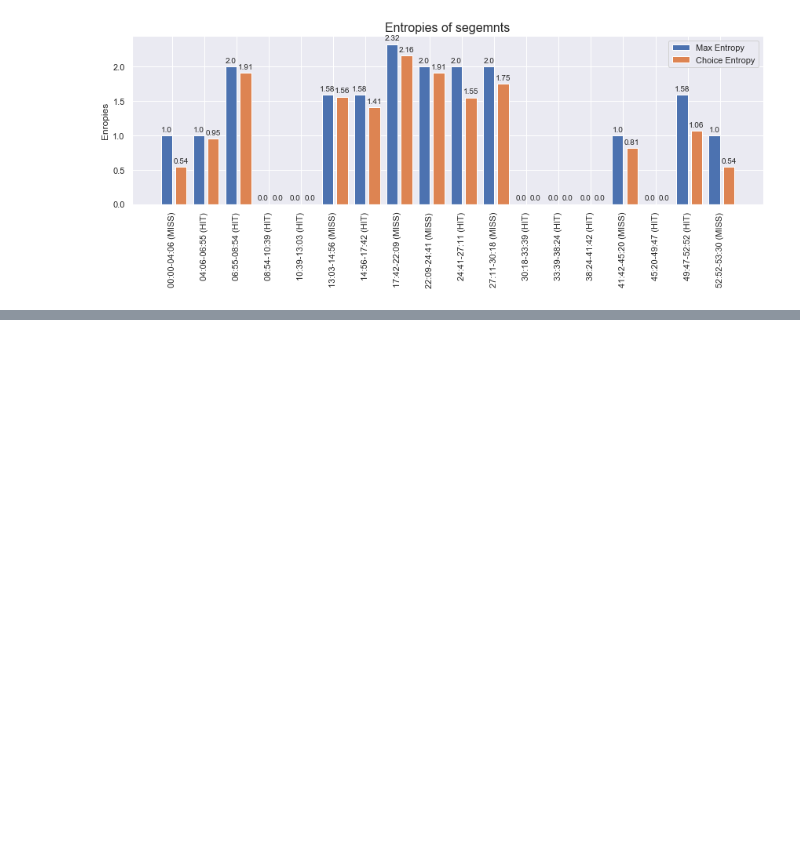
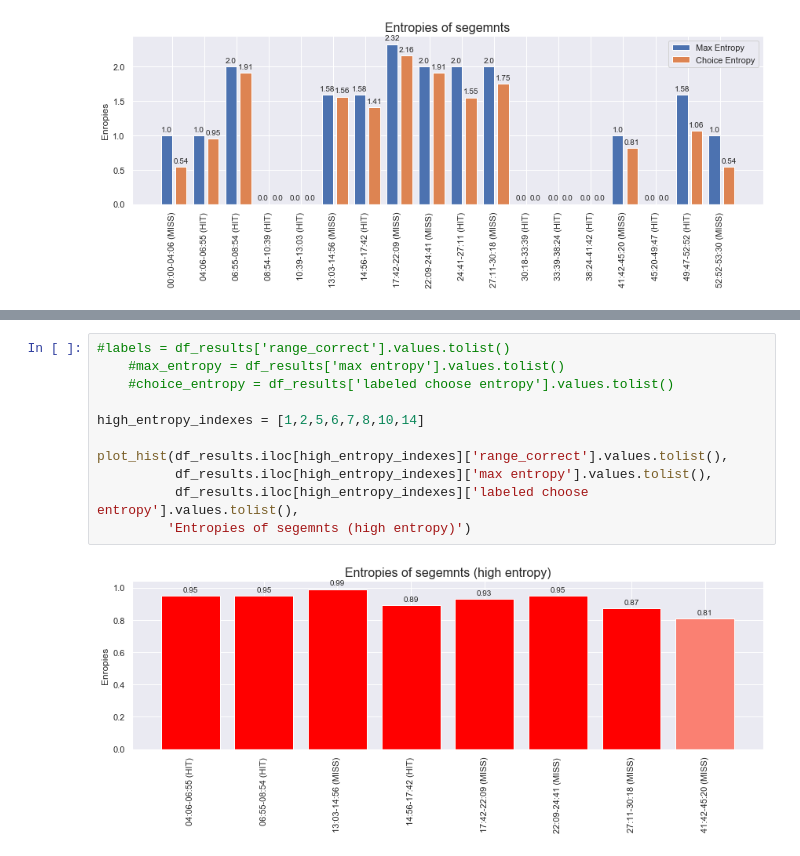
Before and after one commit to yanivohayon8/CLMN7-DSC-PROJECT, a Jupyter notebook: poc/18-book-labeling-zWg7U0OEAoE.ipynb, the cells around one changed output, grey strips where cells are left out. Drawn from its saved outputs; the diff is of its cells as text; blank space fills up the shorter version.

```diff
--- a/poc/18-book-labeling-zWg7U0OEAoE.ipynb
+++ b/poc/18-book-labeling-zWg7U0OEAoE.ipynb
@@ -794,0 +798,13 @@ hit: 11 miss: 7 hit ratio: 0.611111
+# %%
+#labels = df_results['range_correct'].values.tolist()
+    #max_entropy = df_results['max entropy'].values.tolist()
+    #choice_entropy = df_results['labeled choose entropy'].values.tolist()
+
+high_entropy_indexes = [1,2,5,6,7,8,10,14]
+
+plot_hist(df_results.iloc[high_entropy_indexes]['range_correct'].values.tolist(),
+          df_results.iloc[high_entropy_indexes]['max entropy'].values.tolist(),
+          df_results.iloc[high_entropy_indexes]['labeled choose entropy'].values.tolist(),
+         'Entropies of segemnts (high entropy)')
+# %% [output]
+[figure, added]
```
Also changed, not shown: parts of 3 cells of this notebook, 1 other file.
